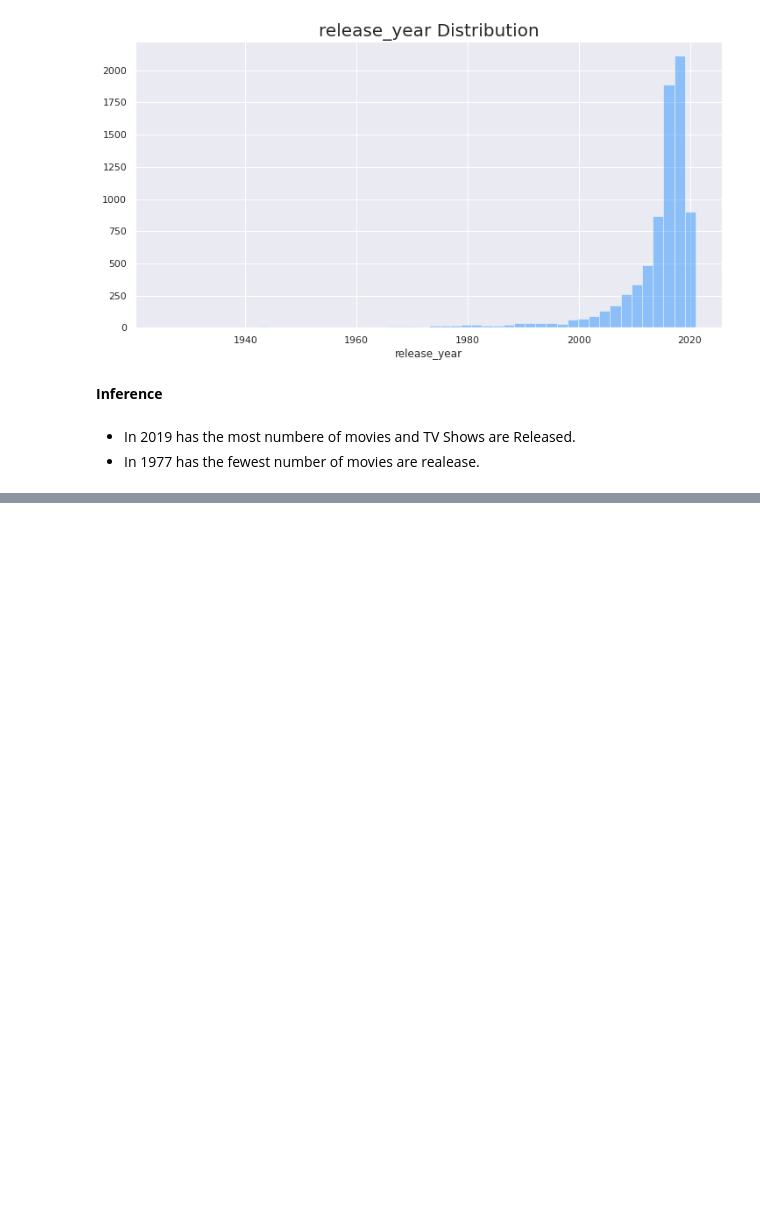
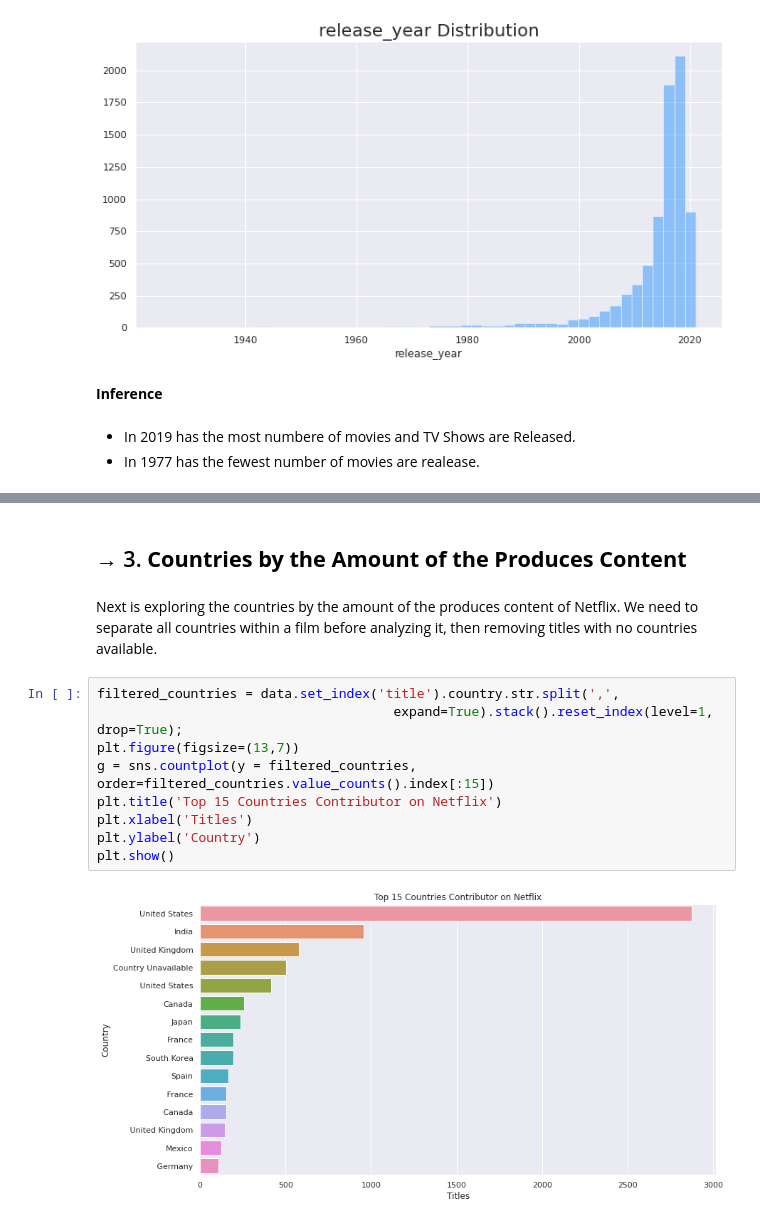
Before and after one commit to pinky-thakur/Netflix_Movies_and_TV_shows_Clustering_Capstone_project, a Jupyter notebook: Netflix_movies_and_TV_shows_clustering_project_final.ipynb, the cells around one changed output, grey strips where cells are left out. Saved outputs shown, nothing was run; the diff lists cells and outputs as text; blank space fills up the shorter version.

```diff
--- a/Netflix_movies_and_TV_shows_clustering_project_final.ipynb
+++ b/Netflix_movies_and_TV_shows_clustering_project_final.ipynb
@@ -430,0 +596,15 @@ plt.show()
+# %% [markdown]
+## → 3. **Countries by the Amount of the Produces Content**
+# %% [markdown]
+Next is exploring the countries by the amount of the produces content of Netflix. We need to separate all countries within a film before analyzing it, then removing titles with no countries available.
+# %%
+filtered_countries = data.set_index('title').country.str.split(',',
+                                      expand=True).stack().reset_index(level=1, drop=True);
+plt.figure(figsize=(13,7))
+g = sns.countplot(y = filtered_countries, order=filtered_countries.value_counts().index[:15])
+plt.title('Top 15 Countries Contributor on Netflix')
+plt.xlabel('Titles')
+plt.ylabel('Country')
+plt.show()
+# %% [output]
+[figure, added]
```
Also changed, not shown: parts of 25 cells of this notebook.
